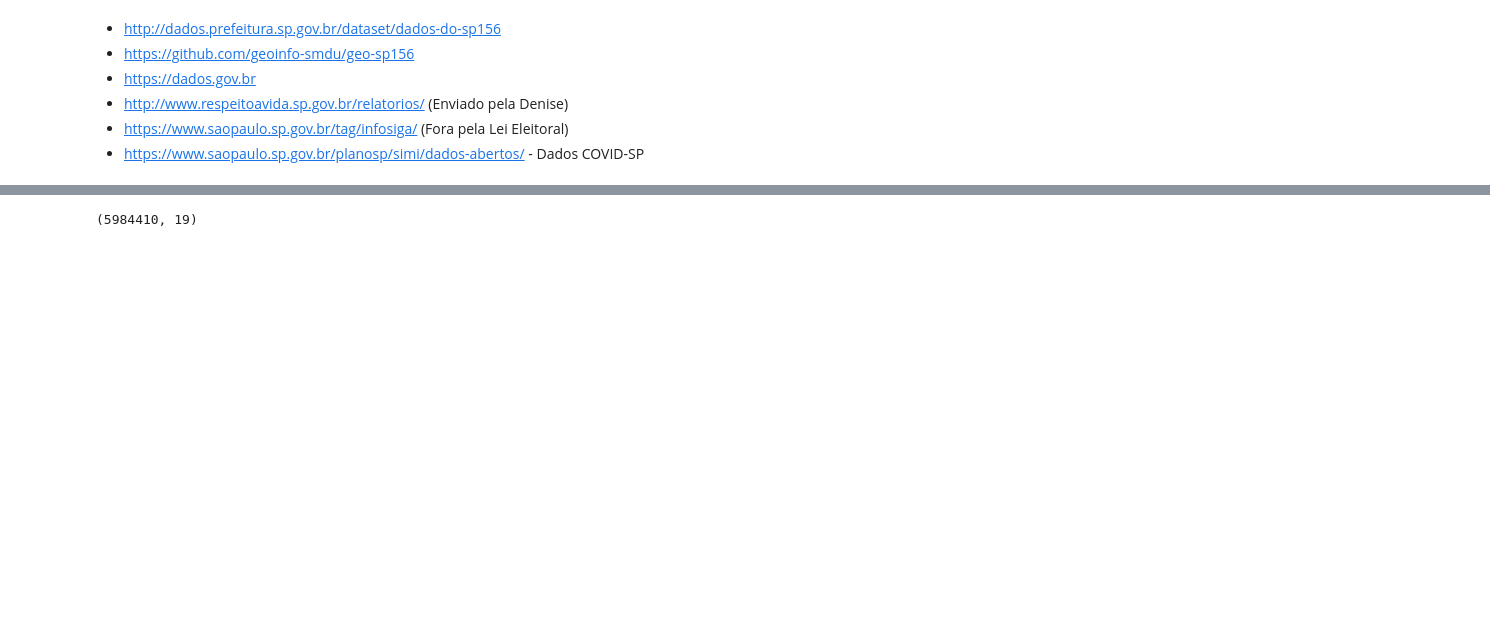
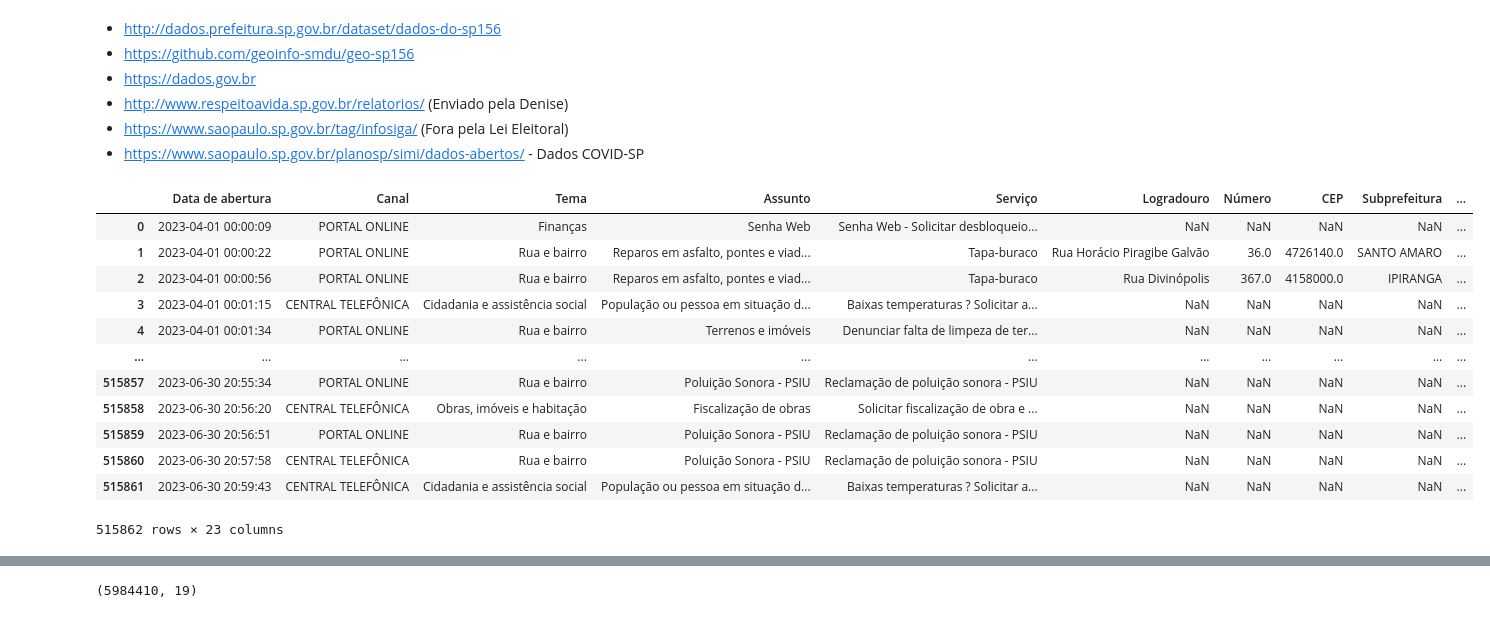
Before and after one commit to AndaSampa/big-open-urban-data, a Jupyter notebook: aula1.ipynb, the cells around one changed output, grey strips where cells are left out. Drawn from its saved outputs; the diff is of its cells as text; code cells hidden in the pictures; blank space fills up the shorter version.

```diff
--- a/aula1.ipynb
+++ b/aula1.ipynb
@@ -134,0 +133,18 @@ df_covid = pd.read_csv("dados/20220817_Casos-e-obitos-ESP.zip", sep=";")
+# %%
+df_sp156 = pd.read_csv("dados/arquivofinal2tri2023.csv", encoding="ISO-8859-1", delimiter=';')
+# %%
+df_sp156
+# %% [output]
+|  | Data de abertura | Canal | Tema | Assunto | Serviço | Logradouro | Número | CEP | Subprefeitura | ... |
+| 0 | 2023-04-01 00:00:09 | PORTAL ONLINE | Finanças | Senha Web | Senha Web - Solicitar desbloqueio... | NaN | NaN | NaN | NaN | ... |
+| 1 | 2023-04-01 00:00:22 | PORTAL ONLINE | Rua e bairro | Reparos em asfalto, pontes e viad... | Tapa-buraco | Rua Horácio Piragibe Galvão | 36.0 | 4726140.0 | SANTO AMARO | ... |
+| 2 | 2023-04-01 00:00:56 | PORTAL ONLINE | Rua e bairro | Reparos em asfalto, pontes e viad... | Tapa-buraco | Rua Divinópolis | 367.0 | 4158000.0 | IPIRANGA | ... |
+| 3 | 2023-04-01 00:01:15 | CENTRAL TELEFÔNICA | Cidadania e assistência social | População ou pessoa em situação d... | Baixas temperaturas ? Solicitar a... | NaN | NaN | NaN | NaN | ... |
+| 4 | 2023-04-01 00:01:34 | PORTAL ONLINE | Rua e bairro | Terrenos e imóveis | Denunciar falta de limpeza de ter... | NaN | NaN | NaN | NaN | ... |
+| ... | ... | ... | ... | ... | ... | ... | ... | ... | ... | ... |
+| 515857 | 2023-06-30 20:55:34 | PORTAL ONLINE | Rua e bairro | Poluição Sonora - PSIU | Reclamação de poluição sonora - PSIU | NaN | NaN | NaN | NaN | ... |
+| 515858 | 2023-06-30 20:56:20 | CENTRAL TELEFÔNICA | Obras, imóveis e habitação | Fiscalização de obras | Solicitar fiscalização de obra e ... | NaN | NaN | NaN | NaN | ... |
+| 515859 | 2023-06-30 20:56:51 | PORTAL ONLINE | Rua e bairro | Poluição Sonora - PSIU | Reclamação de poluição sonora - PSIU | NaN | NaN | NaN | NaN | ... |
+| 515860 | 2023-06-30 20:57:58 | CENTRAL TELEFÔNICA | Rua e bairro | Poluição Sonora - PSIU | Reclamação de poluição sonora - PSIU | NaN | NaN | NaN | NaN | ... |
+| 515861 | 2023-06-30 20:59:43 | CENTRAL TELEFÔNICA | Cidadania e assistência social | População ou pessoa em situação d... | Baixas temperaturas ? Solicitar a... | NaN | NaN | NaN | NaN | ... |
+515862 rows × 23 columns
```
Also changed, not shown: parts of 5 cells of this notebook, 2 other files.
